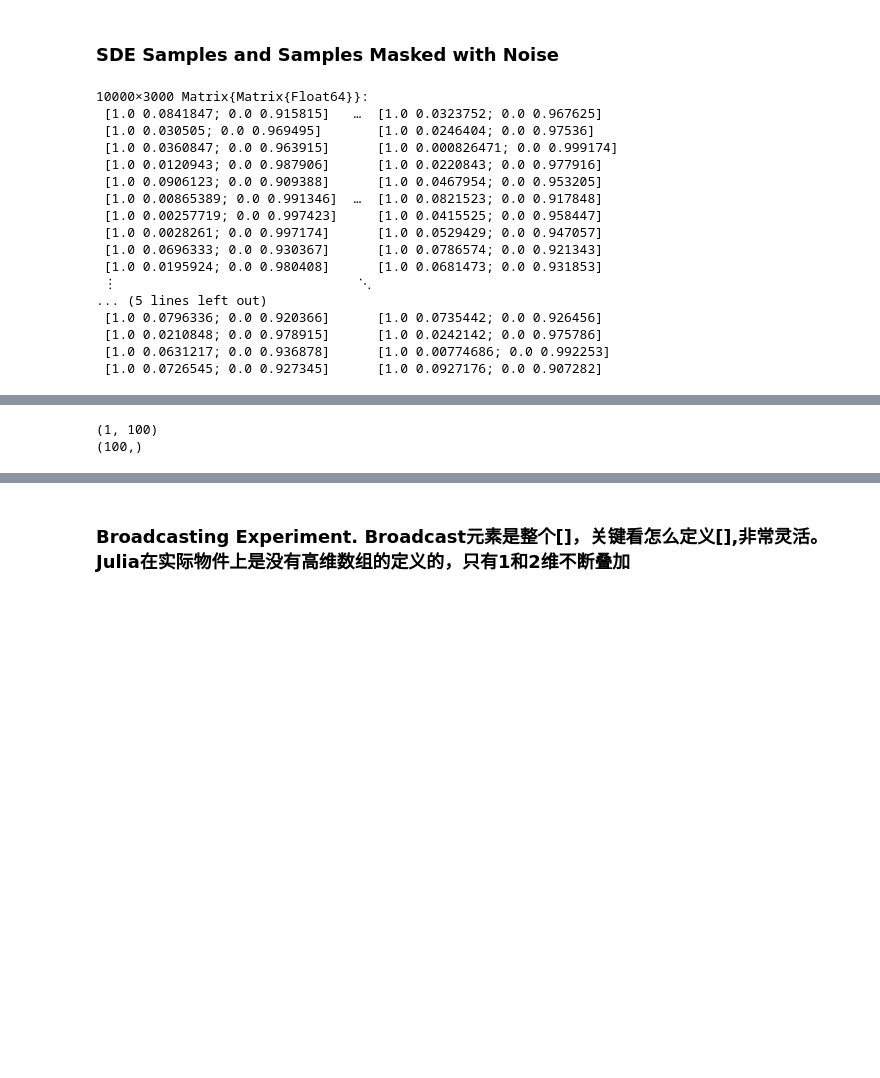
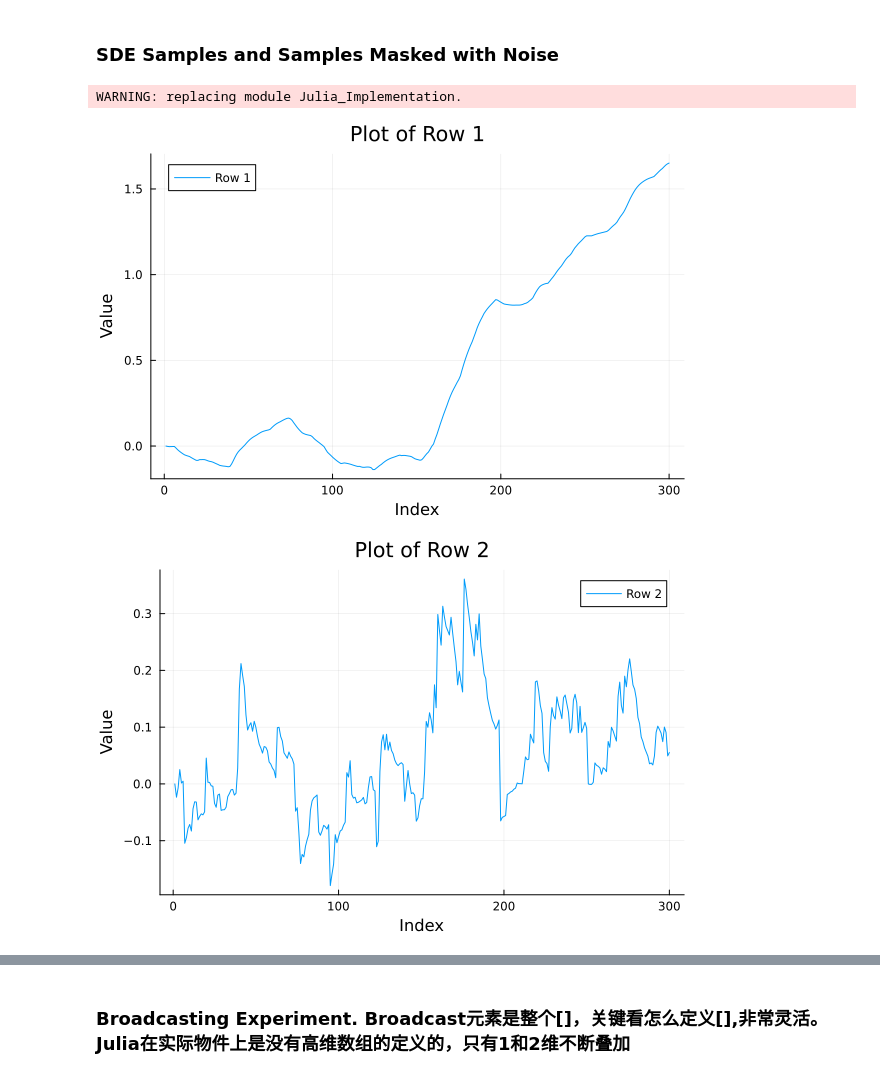
Before and after one commit to zhl24/IIB_Codes, a Jupyter notebook: Easter_Julia_Notebook.ipynb, the cells around one changed output, grey strips where cells are left out. Saved outputs shown, nothing was run; the diff lists cells and outputs as text; code cells hidden in the pictures; blank space fills up the shorter version.

```diff
--- a/Easter_Julia_Notebook.ipynb
+++ b/Easter_Julia_Notebook.ipynb
@@ -63,55 +63,58 @@ beta_pcn = 1.0 # 预条件Crank-Nicolson算法的步长参数
 n_iter = 300 # 迭代次数
 theta0 = -1.0 # theta的初始猜测
 beta0 = 5.0 # beta的初始猜测
-C0 = 2.0 # C的初始猜测
+C0 = 10.0 # C的初始猜测
 num_particles = 1000
 
 # 三个参数的步长
 l_theta = 1.0
 l_beta = 0.1
 l_C = 2.0
 
 # 真实参数值
 true_theta = -1.0
 kw = 1.0
 kv = 0.1
 true_sigmaw = 0.2
 true_muw = 0.2
 sigma_n = true_sigmaw * sqrt(kv)
 
 # 模拟参数
 true_beta = 5.0
 true_C = 2.0
 T = 30.0
 N = 10 * round(Int,T) # 分辨率
 
 # 定义Langevin动力学
 A = zeros(2, 2)
 A[1, 2] = 1.0
 A[2, 2] = true_theta
-h = [0.0, 1.0]'
+h = [0.0, 1.0]
 # 模拟
 evaluation_points = range(0, T, length=N)
 #print("Hi")
-subordinator_jumps, jump_times = Julia_Implementation.vectorized_particle_Gamma_generator(true_beta, true_C, 30.0, 300, 100, 10)# subordinator jump sizes and times
-result1 = Julia_Implementation.expm_specialized(A, jump_times)
-subordinator_jumps, jump_times = Julia_Implementation.vectorized_particle_Gamma_generator(true_beta, true_C, 30.0, 300, 10000, 10)# subordinator jump sizes and times
-result2 = Julia_Implementation.expm_specialized(A, jump_times)
+subordinator_jumps, jump_times = Julia_Implementation.vectorized_particle_Gamma_generator(true_beta, true_C, T, 1, 1, 2000)# subordinator jump sizes and times
+samples = Julia_Implementation.generate_SDE_samples(subordinator_jumps[1,:],jump_times[1,:],true_muw,true_sigmaw,A,h,evaluation_points)
+#print(size(samples))
+# 分开绘制每一行
+for i in 1:size(samples, 1)
+    plot(samples[i, :], label=string("Row ", i))
+    title!("Plot of Row $i")
+    xlabel!("Index")
+    ylabel!("Value")
+    display(plot!()) # 使用 display 来显示图表
+end
+
+# 生成噪声观测数据
+Noisy_samples = samples[1, :] .+ randn(length(samples[1, :])) .* sigma_n
+
+#print(size(Noisy_samples))
+# 下一步是基于这些数据进行参数估计或其他分析，这部分代码取决于具体的分析目标
+plot(Noisy_samples)
+xlabel!("Index")
+ylabel!("Value")
+display(plot!())
 # %% [output]
-10000×3000 Matrix{Matrix{Float64}}:
- [1.0 0.0841847; 0.0 0.915815]   …  [1.0 0.0323752; 0.0 0.967625]
- [1.0 0.030505; 0.0 0.969495]       [1.0 0.0246404; 0.0 0.97536]
- [1.0 0.0360847; 0.0 0.963915]      [1.0 0.000826471; 0.0 0.999174]
- [1.0 0.0120943; 0.0 0.987906]      [1.0 0.0220843; 0.0 0.977916]
- [1.0 0.0906123; 0.0 0.909388]      [1.0 0.0467954; 0.0 0.953205]
- [1.0 0.00865389; 0.0 0.991346]  …  [1.0 0.0821523; 0.0 0.917848]
- [1.0 0.00257719; 0.0 0.997423]     [1.0 0.0415525; 0.0 0.958447]
- [1.0 0.0028261; 0.0 0.997174]      [1.0 0.0529429; 0.0 0.947057]
- [1.0 0.0696333; 0.0 0.930367]      [1.0 0.0786574; 0.0 0.921343]
- [1.0 0.0195924; 0.0 0.980408]      [1.0 0.0681473; 0.0 0.931853]
- ⋮                               ⋱
-... (5 lines left out)
- [1.0 0.0796336; 0.0 0.920366]      [1.0 0.0735442; 0.0 0.926456]
- [1.0 0.0210848; 0.0 0.978915]      [1.0 0.0242142; 0.0 0.975786]
- [1.0 0.0631217; 0.0 0.936878]      [1.0 0.00774686; 0.0 0.992253]
- [1.0 0.0726545; 0.0 0.927345]      [1.0 0.0927176; 0.0 0.907282]
+WARNING: replacing module Julia_Implementation.
+[figure, added]
+[figure, added]
@@ -118,6 +121,0 @@ result2 = Julia_Implementation.expm_specialized(A, jump_times)
-# %%
-println(size(subordinator_jumps))
-println(size(jump_times[1,:]))
-# %% [output]
-(1, 100)
-(100,)
```
Also changed, not shown: parts of 7 cells of this notebook, 3 other files.
